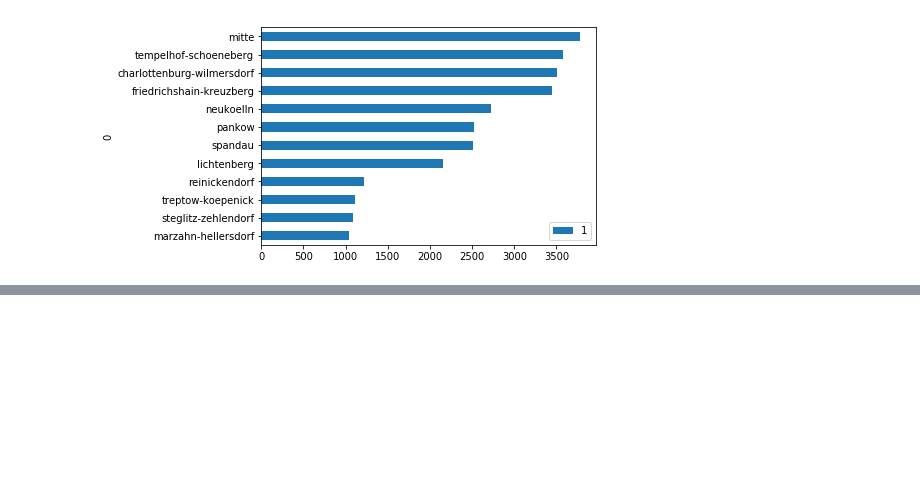
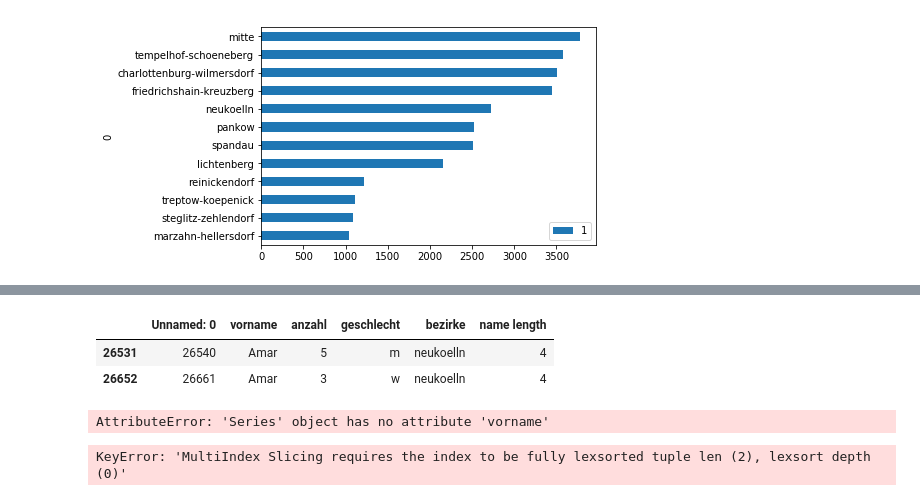
Before and after one commit to ReDI-School/data-analysis, a Jupyter notebook: class-4/Class 4.ipynb, the cells around one changed output, grey strips where cells are left out. Cells and saved outputs as stored; diff of their text form; code cells hidden in the pictures; blank space fills up the shorter version.

```diff
--- a/class-4/Class 4.ipynb
+++ b/class-4/Class 4.ipynb
@@ -299,0 +582,2 @@ df_ngb.plot.barh(x=df_ngb[0])
+# %%
+nk = berlin_names[berlin_names.bezirke == 'neukoelln']
@@ -299,0 +598,11 @@ df_ngb.plot.barh(x=df_ngb[0])
+# %%
+nk[nk.vorname == 'Amar']
+# %% [output]
+|  | Unnamed: 0 | vorname | anzahl | geschlecht | bezirke | name length |
+| 26531 | 26540 | Amar | 5 | m | neukoelln | 4 |
+| 26652 | 26661 | Amar | 3 | w | neukoelln | 4 |
+# %%
+g = nk.groupby('vorname')['anzahl'].sum()
+g[g.vorname == 'Amar']
+# %% [output]
+AttributeError: 'Series' object has no attribute 'vorname'
@@ -299,0 +611,4 @@ df_ngb.plot.barh(x=df_ngb[0])
+# %%
+bs.loc[bs.index.levels[0], :]
+# %% [output]
+KeyError: 'MultiIndex Slicing requires the index to be fully lexsorted tuple len (2), lexsort depth (0)'
```
Also changed, not shown: parts of 50 cells of this notebook, 5 other files.
